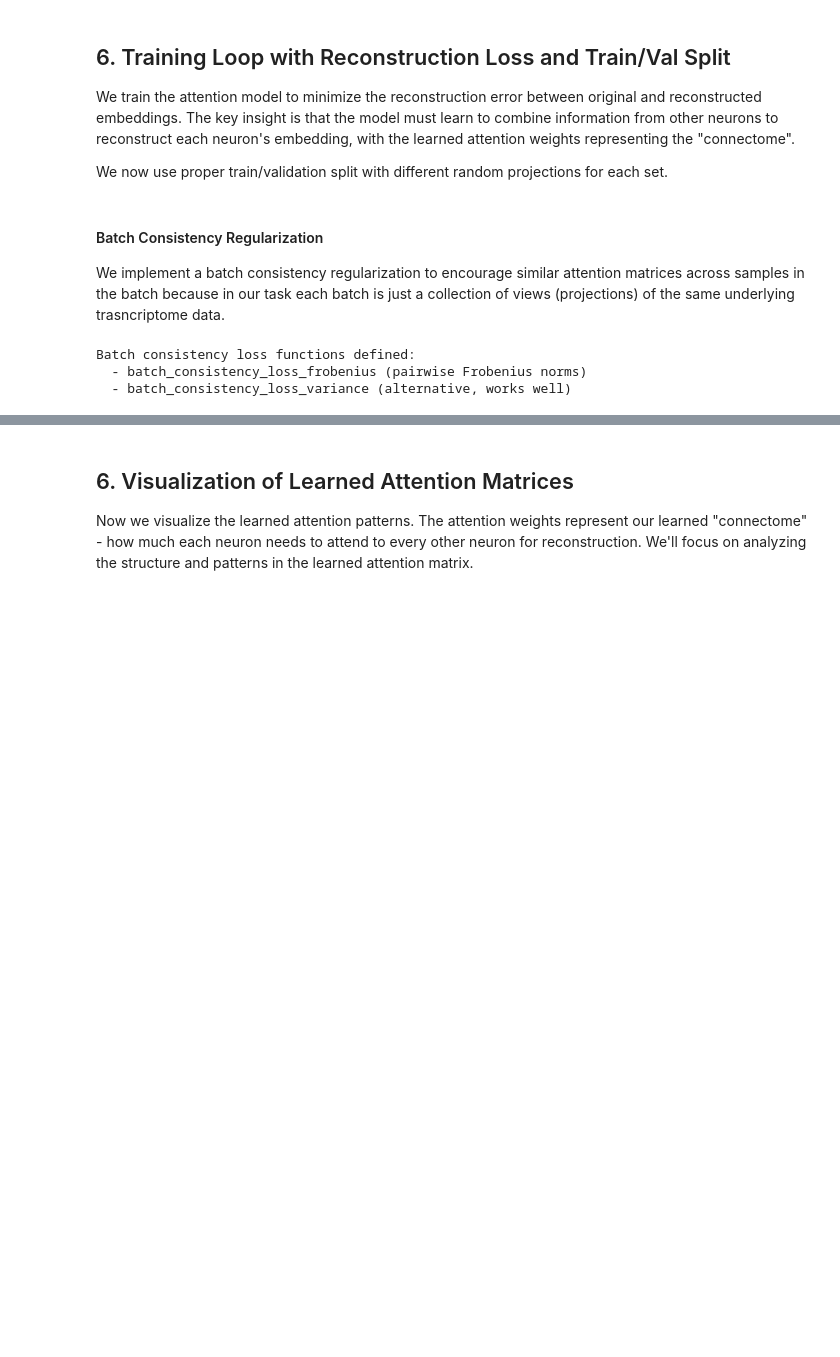
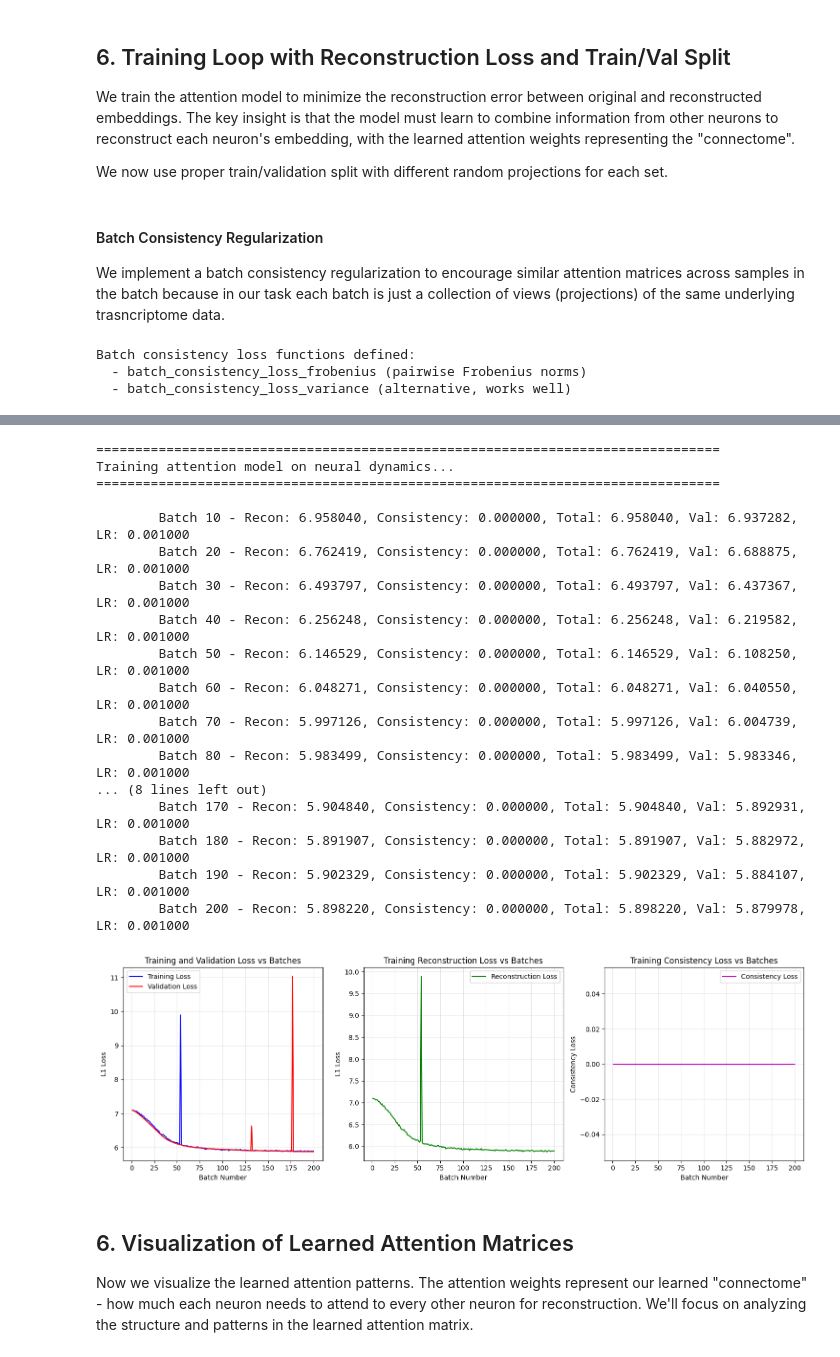
Before and after one commit to qsimeon/worm-learn, a Jupyter notebook: main_notebook.ipynb, the cells around one changed output, grey strips where cells are left out. Cells and saved outputs as stored; diff of their text form; code cells hidden in the pictures; blank space fills up the shorter version.

```diff
--- a/main_notebook.ipynb
+++ b/main_notebook.ipynb
@@ -1185,7 +1189,7 @@ val_dataset_transcriptomics = TranscriptomeGaussianProjectionDataset(
 # print(f"\nTraining completed in {total_time:.2f}s ({total_time/60:.2f} min)")
 # %%
 # Fix: Update refactored training function to use partial method
-def train_attention_model_fixed(model, train_dataset, val_dataset, config, device):
+def train_attention_model(model, train_dataset, val_dataset, config, device):
     """
     Updated training function using partial method approach.
     """
@@ -1318,7 +1313,7 @@ print("\n" + "="*80)
 print("Training attention model on neural dynamics...")
 print("="*80 + "\n")
 
-history_dynamics = train_attention_model_fixed(
+history_dynamics = train_attention_model(
     model=model_transcriptomics,
     train_dataset=train_dataset_transcriptomics,
     val_dataset=val_dataset_transcriptomics,
@@ -1329,33 +1324,52 @@ history_dynamics = train_attention_model_fixed(
 # Plot training curves
 plt.figure(figsize=(15, 5))
 
 plt.subplot(1, 3, 1)
 plt.plot(history_dynamics['batch_numbers'], history_dynamics['train_losses'], 'b-', label='Training Loss')
 plt.plot(history_dynamics['batch_numbers'], history_dynamics['val_losses'], 'r-', label='Validation Loss')
 plt.xlabel('Batch Number')
 plt.ylabel('L1 Loss')
 plt.title('Training and Validation Loss vs Batches')
 plt.legend()
 plt.grid(True, alpha=0.3)
 
 plt.subplot(1, 3, 2)
 plt.plot(history_dynamics['batch_numbers'], history_dynamics['train_recon_losses'], 'g-', label='Reconstruction Loss')
 plt.xlabel('Batch Number')
 plt.ylabel('L1 Loss')
 plt.title('Training Reconstruction Loss vs Batches')
 plt.legend()
 plt.grid(True, alpha=0.3)
 
 plt.subplot(1, 3, 3)
 plt.plot(history_dynamics['batch_numbers'], history_dynamics['train_consistency_losses'], 'm-', label='Consistency Loss')
 plt.xlabel('Batch Number')
 plt.ylabel('Consistency Loss')
 plt.title('Training Consistency Loss vs Batches')
 plt.legend()
 plt.grid(True, alpha=0.3)
 
 plt.tight_layout()
 plt.show()
+# %% [output]
+================================================================================
+Training attention model on neural dynamics...
+================================================================================
+
+        Batch 10 - Recon: 6.958040, Consistency: 0.000000, Total: 6.958040, Val: 6.937282, LR: 0.001000
+        Batch 20 - Recon: 6.762419, Consistency: 0.000000, Total: 6.762419, Val: 6.688875, LR: 0.001000
+        Batch 30 - Recon: 6.493797, Consistency: 0.000000, Total: 6.493797, Val: 6.437367, LR: 0.001000
+        Batch 40 - Recon: 6.256248, Consistency: 0.000000, Total: 6.256248, Val: 6.219582, LR: 0.001000
+        Batch 50 - Recon: 6.146529, Consistency: 0.000000, Total: 6.146529, Val: 6.108250, LR: 0.001000
+        Batch 60 - Recon: 6.048271, Consistency: 0.000000, Total: 6.048271, Val: 6.040550, LR: 0.001000
+        Batch 70 - Recon: 5.997126, Consistency: 0.000000, Total: 5.997126, Val: 6.004739, LR: 0.001000
+        Batch 80 - Recon: 5.983499, Consistency: 0.000000, Total: 5.983499, Val: 5.983346, LR: 0.001000
+... (8 lines left out)
+        Batch 170 - Recon: 5.904840, Consistency: 0.000000, Total: 5.904840, Val: 5.892931, LR: 0.001000
+        Batch 180 - Recon: 5.891907, Consistency: 0.000000, Total: 5.891907, Val: 5.882972, LR: 0.001000
+        Batch 190 - Recon: 5.902329, Consistency: 0.000000, Total: 5.902329, Val: 5.884107, LR: 0.001000
+        Batch 200 - Recon: 5.898220, Consistency: 0.000000, Total: 5.898220, Val: 5.879978, LR: 0.001000
+[figure, added]
 # %% [markdown]
 ## 6. Visualization of Learned Attention Matrices
 
```
Also changed, not shown: parts of 21 cells of this notebook.
